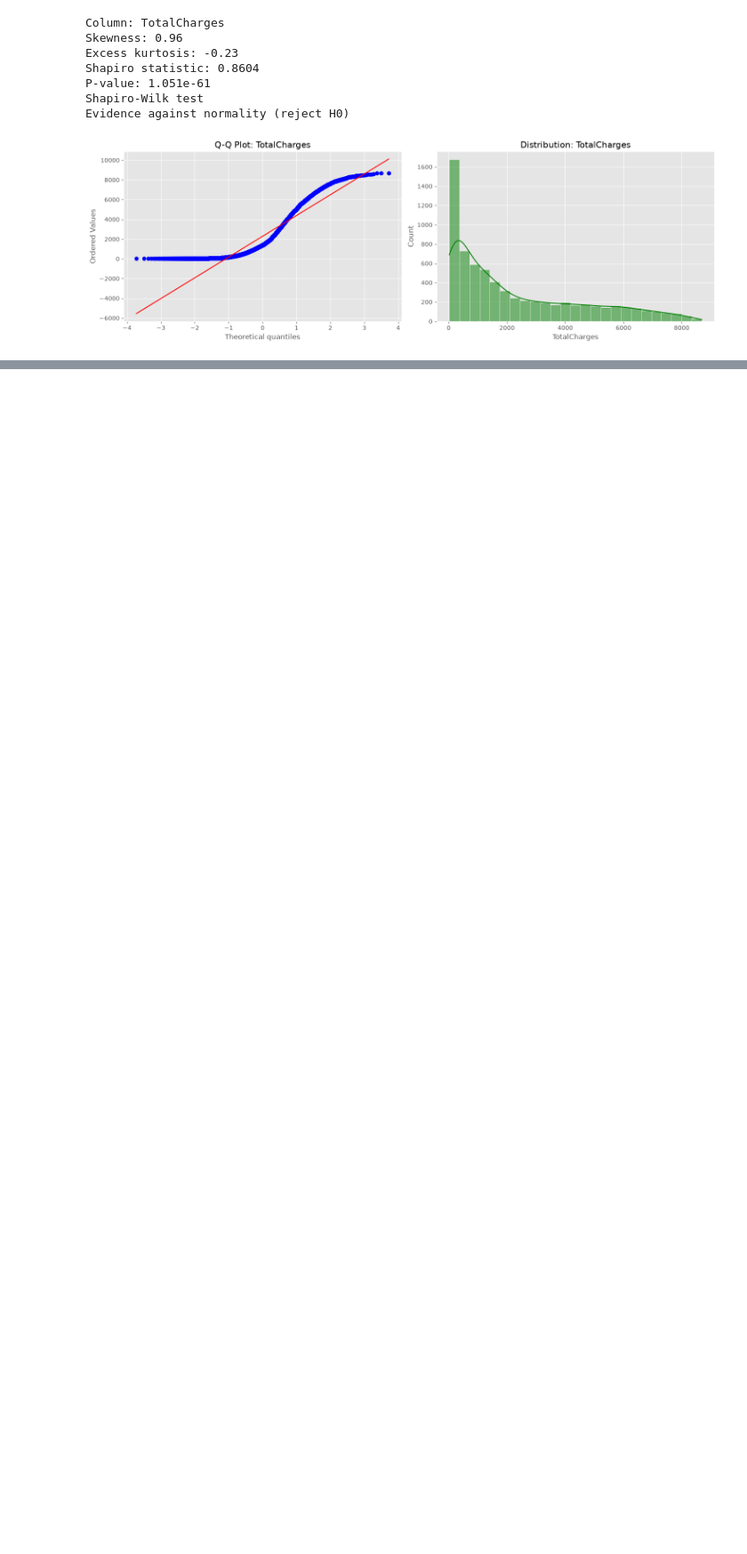
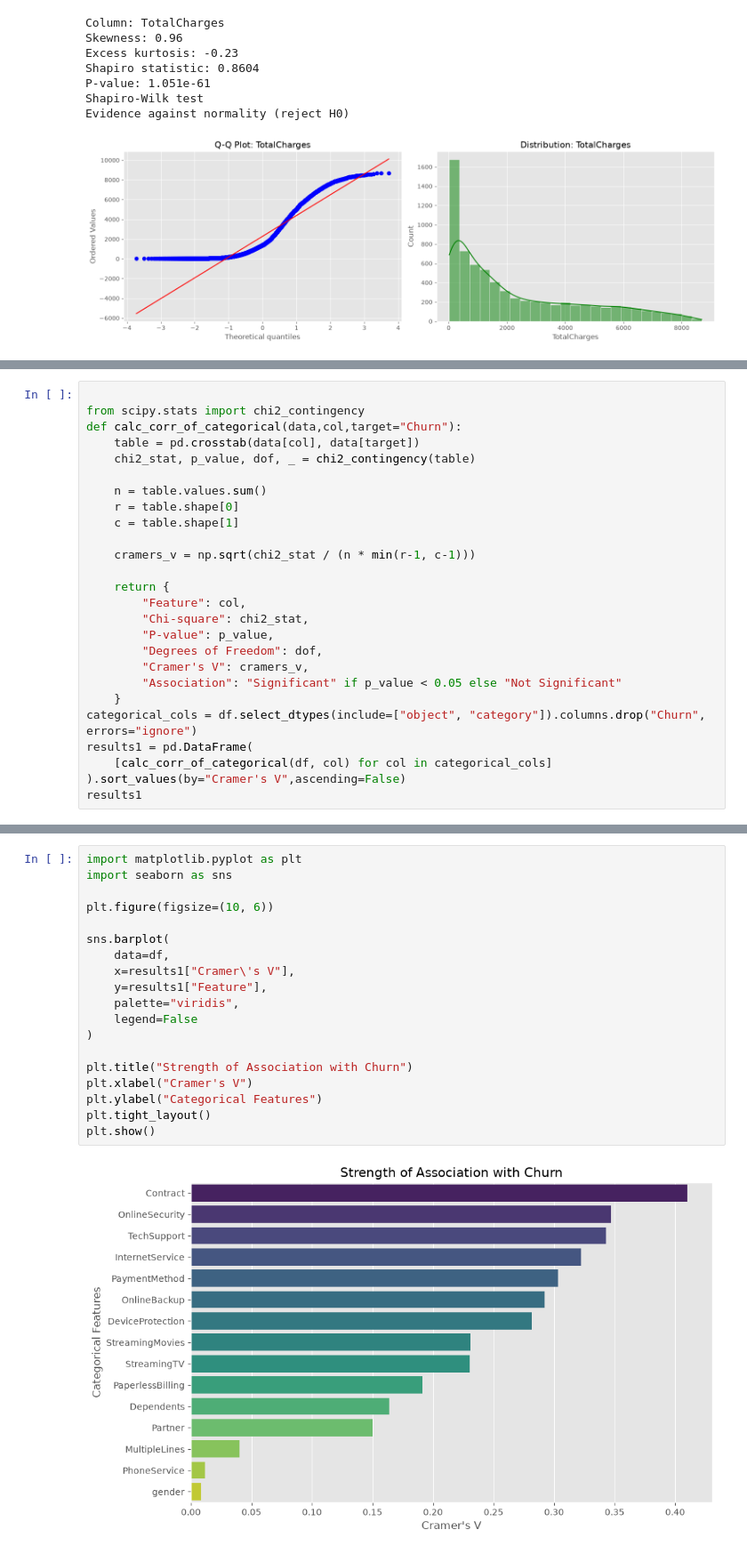
Before and after one commit to braabarkat2004-boop/ML_project, a Jupyter notebook: notebooks/EDA.ipynb, the cells around one changed output, grey strips where cells are left out. Shown at 89% size. Saved outputs shown, nothing was run; the diff lists cells and outputs as text; blank space fills up the shorter version.

```diff
--- a/notebooks/EDA.ipynb
+++ b/notebooks/EDA.ipynb
@@ -267,0 +291,26 @@ Evidence against normality (reject H0)
+# %%
+
+from scipy.stats import chi2_contingency
+def calc_corr_of_categorical(data,col,target="Churn"):
+    table = pd.crosstab(data[col], data[target])
+    chi2_stat, p_value, dof, _ = chi2_contingency(table)
+
+    n = table.values.sum()
+    r = table.shape[0]
+    c = table.shape[1]
+
+    cramers_v = np.sqrt(chi2_stat / (n * min(r-1, c-1)))
+
+    return {
+        "Feature": col,
+        "Chi-square": chi2_stat,
+        "P-value": p_value,
+        "Degrees of Freedom": dof,
+        "Cramer's V": cramers_v,
+        "Association": "Significant" if p_value < 0.05 else "Not Significant"
+    }
+categorical_cols = df.select_dtypes(include=["object", "category"]).columns.drop("Churn", errors="ignore")
+results1 = pd.DataFrame(
+    [calc_corr_of_categorical(df, col) for col in categorical_cols]
+).sort_values(by="Cramer's V",ascending=False)
+results1
@@ -267,0 +334,21 @@ Evidence against normality (reject H0)
+# %%
+import matplotlib.pyplot as plt
+import seaborn as sns
+
+plt.figure(figsize=(10, 6))
+
+sns.barplot(
+    data=df,
+    x=results1["Cramer\'s V"],
+    y=results1["Feature"],
+    palette="viridis",
+    legend=False
+)
+
+plt.title("Strength of Association with Churn")
+plt.xlabel("Cramer's V")
+plt.ylabel("Categorical Features")
+plt.tight_layout()
+plt.show()
+# %% [output]
+[figure, added]
```
Also changed, not shown: parts of 6 cells of this notebook.
